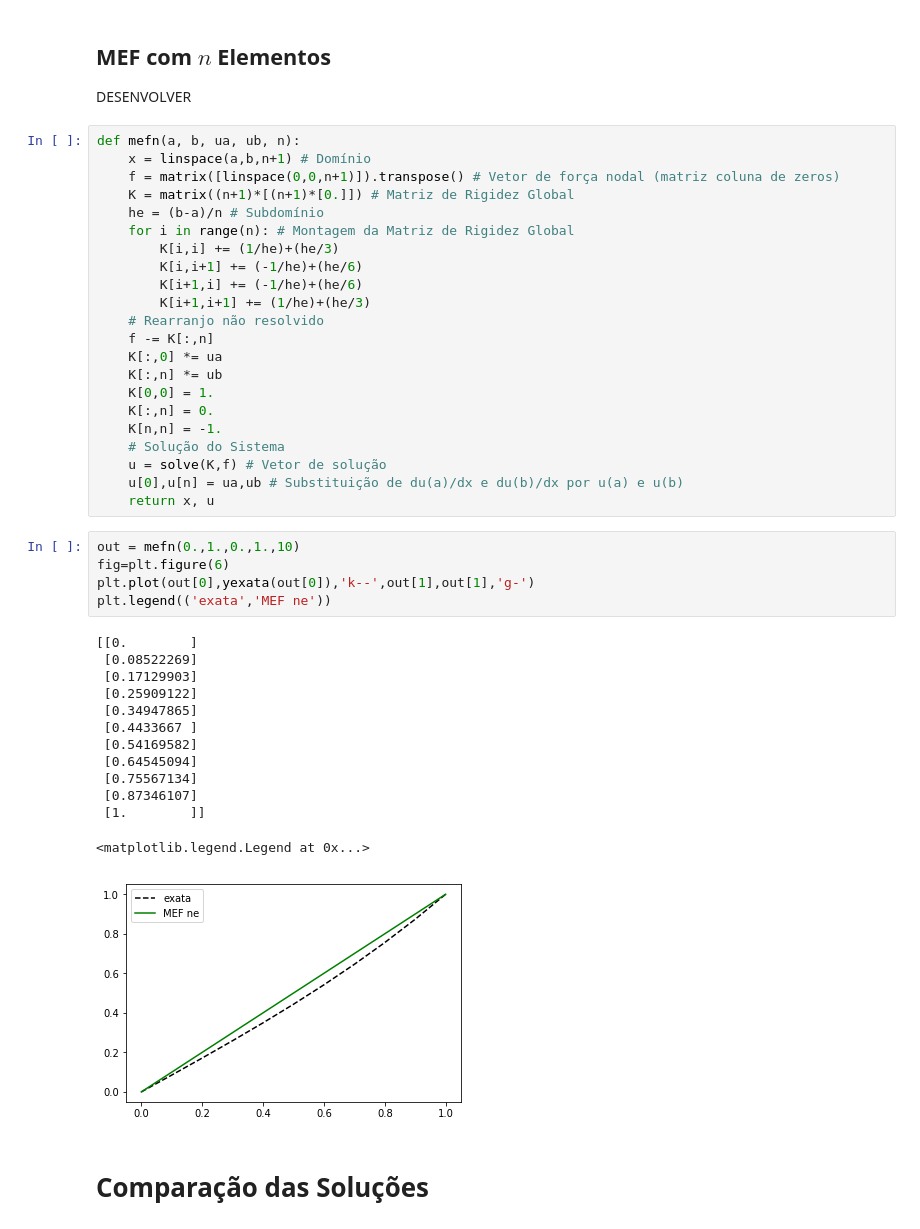
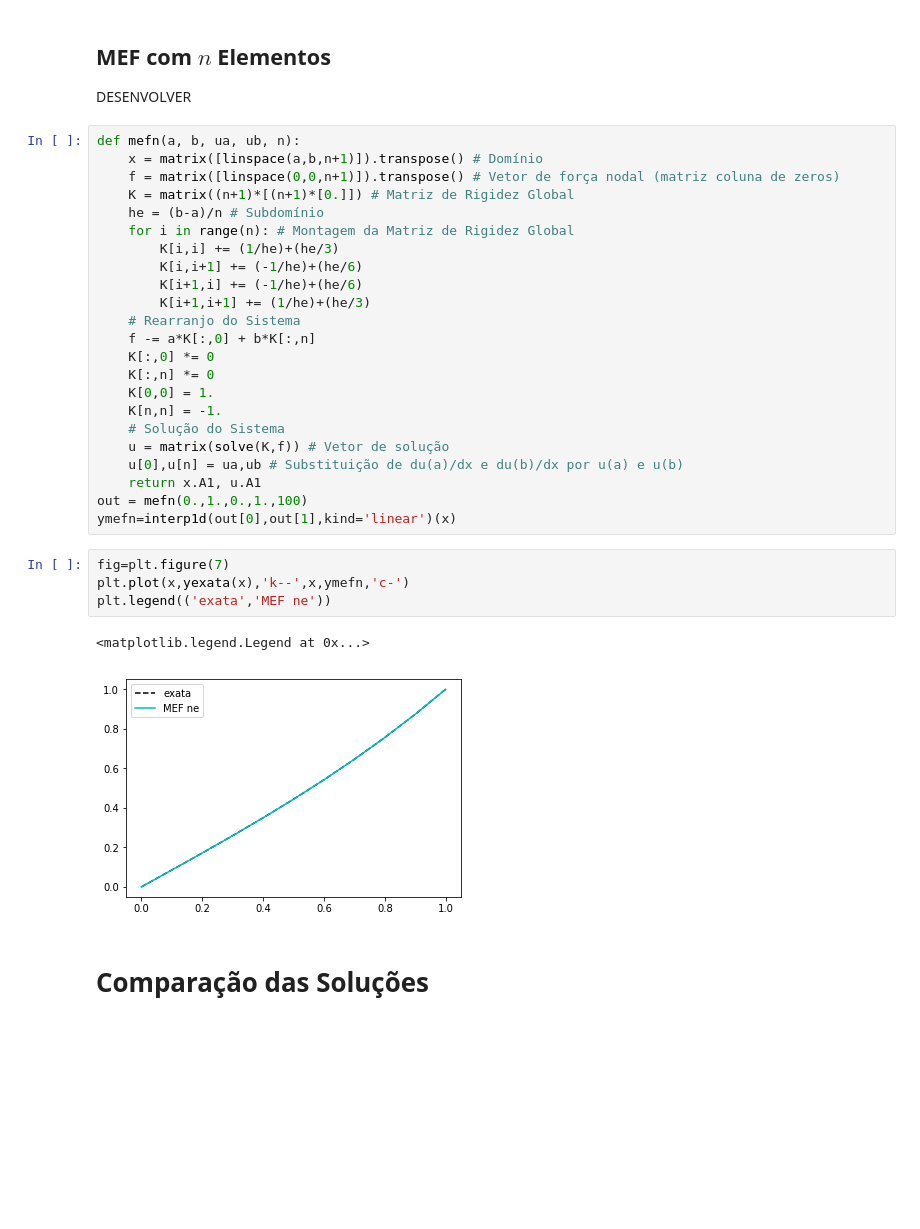
Before and after one commit to noedelima/Uff_MEFpy, a Jupyter notebook: MEFPY.ipynb, the cells around one changed output. Cells and saved outputs as stored; diff of their text form; blank space fills up the shorter version.

```diff
--- a/MEFPY.ipynb
+++ b/MEFPY.ipynb
@@ -736,7 +736,7 @@ plt.legend(('exata','MEF 3e'))
 DESENVOLVER
 # %%
 def mefn(a, b, ua, ub, n):
-    x = linspace(a,b,n+1) # Domínio
+    x = matrix([linspace(a,b,n+1)]).transpose() # Domínio
     f = matrix([linspace(0,0,n+1)]).transpose() # Vetor de força nodal (matriz coluna de zeros)
     K = matrix((n+1)*[(n+1)*[0.]]) # Matriz de Rigidez Global
     he = (b-a)/n # Subdomínio
@@ -745,36 +745,25 @@ def mefn(a, b, ua, ub, n):
         K[i,i+1] += (-1/he)+(he/6)
         K[i+1,i] += (-1/he)+(he/6)
         K[i+1,i+1] += (1/he)+(he/3)
-    # Rearranjo não resolvido
-    f -= K[:,n]
-    K[:,0] *= ua
-    K[:,n] *= ub
+    # Rearranjo do Sistema
+    f -= a*K[:,0] + b*K[:,n]
+    K[:,0] *= 0
+    K[:,n] *= 0
     K[0,0] = 1.
-    K[:,n] = 0.
     K[n,n] = -1.
     # Solução do Sistema
-    u = solve(K,f) # Vetor de solução
+    u = matrix(solve(K,f)) # Vetor de solução
     u[0],u[n] = ua,ub # Substituição de du(a)/dx e du(b)/dx por u(a) e u(b)
-    return x, u
+    return x.A1, u.A1
+out = mefn(0.,1.,0.,1.,100)
+ymefn=interp1d(out[0],out[1],kind='linear')(x)
 # %%
-out = mefn(0.,1.,0.,1.,10)
-fig=plt.figure(6)
-plt.plot(out[0],yexata(out[0]),'k--',out[1],out[1],'g-')
+fig=plt.figure(7)
+plt.plot(x,yexata(x),'k--',x,ymefn,'c-')
 plt.legend(('exata','MEF ne'))
 # %% [output]
-[[0.        ]
- [0.08522269]
- [0.17129903]
- [0.25909122]
- [0.34947865]
- [0.4433667 ]
- [0.54169582]
- [0.64545094]
- [0.75567134]
- [0.87346107]
- [1.        ]]
+<matplotlib.legend.Legend at 0x...>
-<matplotlib.legend.Legend at 0x...>
-[figure, old version]
+[figure, new version]
 # %% [markdown]
 # Comparação das Soluções
 # %%
```
Also changed, not shown: parts of 2 cells of this notebook.
